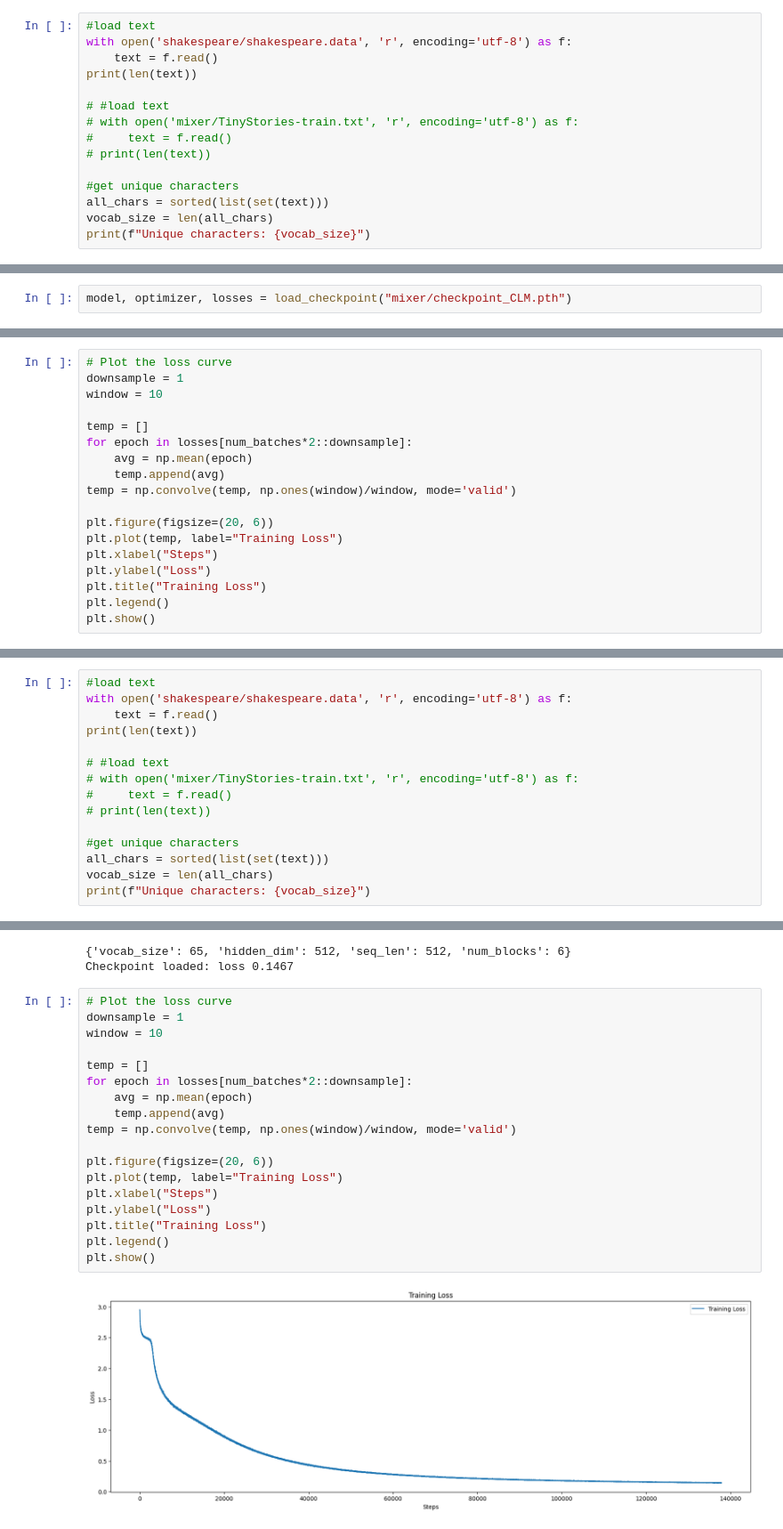
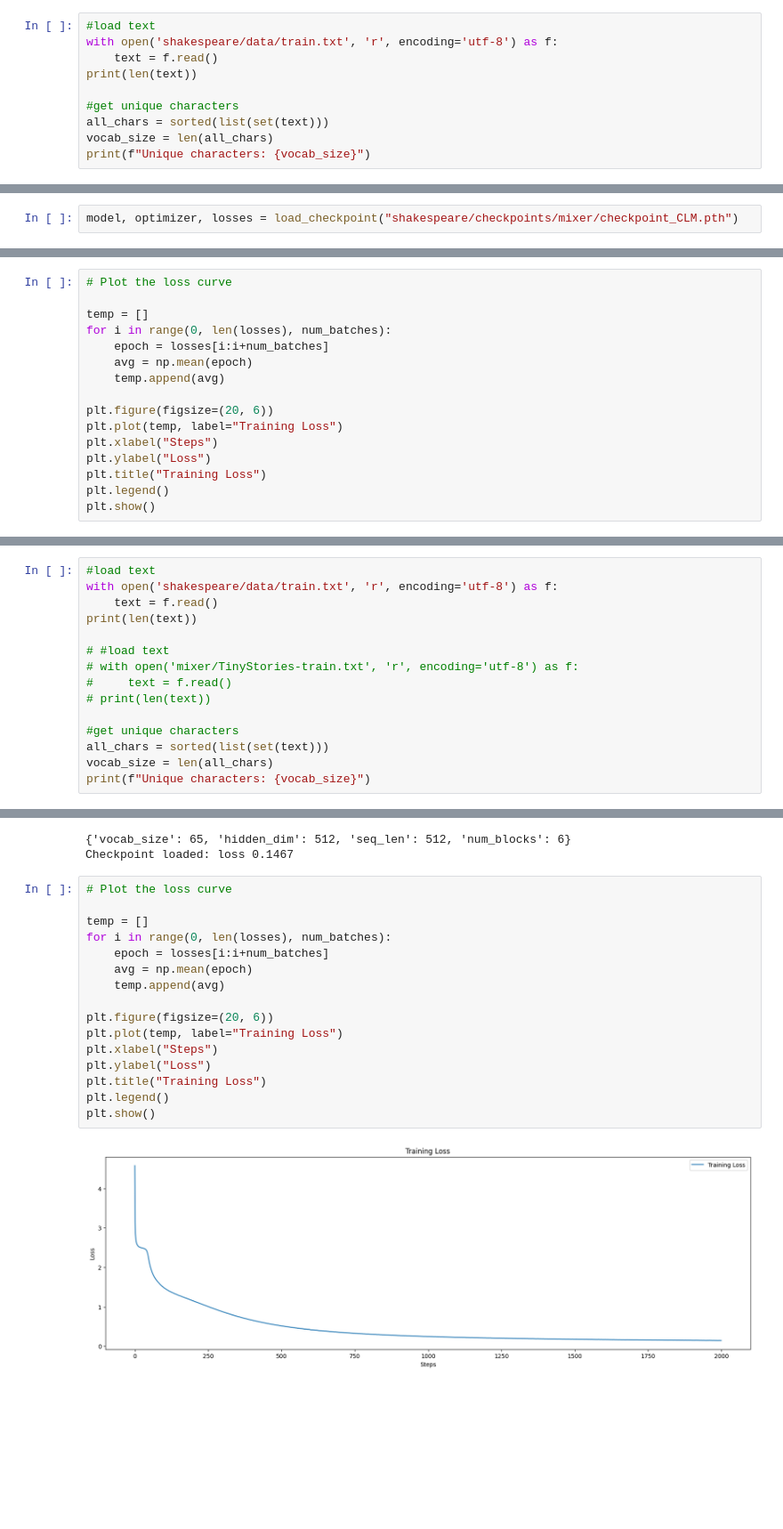
Before and after one commit to ethan-w-roland/AUNN, a Jupyter notebook: mixer.ipynb, the cells around one changed output, grey strips where cells are left out. Shown at 89% size. Cells and saved outputs as stored; diff of their text form; blank space fills up the shorter version.

```diff
--- a/mixer.ipynb
+++ b/mixer.ipynb
@@ -214,14 +217,9 @@ def load_checkpoint(filename="checkpoint.pth"):
 ## Prepare Dataset
 # %%
 #load text
-with open('shakespeare/shakespeare.data', 'r', encoding='utf-8') as f:
+with open('shakespeare/data/train.txt', 'r', encoding='utf-8') as f:
     text = f.read()
 print(len(text))
-
-# #load text
-# with open('mixer/TinyStories-train.txt', 'r', encoding='utf-8') as f:
-#     text = f.read()
-# print(len(text))
 
 #get unique characters
 all_chars = sorted(list(set(text)))
@@ -305,2 +311,2 @@ save_checkpoint(model, {
 # %%
-model, optimizer, losses = load_checkpoint("mixer/checkpoint_CLM.pth")
+model, optimizer, losses = load_checkpoint("shakespeare/checkpoints/mixer/checkpoint_CLM.pth")
@@ -307,13 +316,11 @@ model, optimizer, losses = load_checkpoint("mixer/checkpoint_CLM.pth")
 # %%
 # Plot the loss curve
-downsample = 1
-window = 10
 
 temp = []
-for epoch in losses[num_batches*2::downsample]:
+for i in range(0, len(losses), num_batches):
+    epoch = losses[i:i+num_batches]
     avg = np.mean(epoch)
     temp.append(avg)
-temp = np.convolve(temp, np.ones(window)/window, mode='valid')
 
 plt.figure(figsize=(20, 6))
 plt.plot(temp, label="Training Loss")
@@ -591,7 +604,7 @@ def load_checkpoint(filename="checkpoint.pth"):
 ## Prepare Dataset
 # %%
 #load text
-with open('shakespeare/shakespeare.data', 'r', encoding='utf-8') as f:
+with open('shakespeare/data/train.txt', 'r', encoding='utf-8') as f:
     text = f.read()
 print(len(text))
 
@@ -710,24 +729,22 @@ model, optimizer, losses = load_checkpoint("shakespeare/checkpoints/mixer/checkp
 Checkpoint loaded: loss 0.1467
 # %%
 # Plot the loss curve
-downsample = 1
-window = 10
 
 temp = []
-for epoch in losses[num_batches*2::downsample]:
+for i in range(0, len(losses), num_batches):
+    epoch = losses[i:i+num_batches]
     avg = np.mean(epoch)
     temp.append(avg)
-temp = np.convolve(temp, np.ones(window)/window, mode='valid')
 
 plt.figure(figsize=(20, 6))
 plt.plot(temp, label="Training Loss")
 plt.xlabel("Steps")
 plt.ylabel("Loss")
 plt.title("Training Loss")
 plt.legend()
 plt.show()
 # %% [output]
-[figure, old version]
+[figure, new version]
 # %%
 import torch
 import torch.nn.functional as F
```
Also changed, not shown: parts of 17 cells of this notebook, 2 other files.
